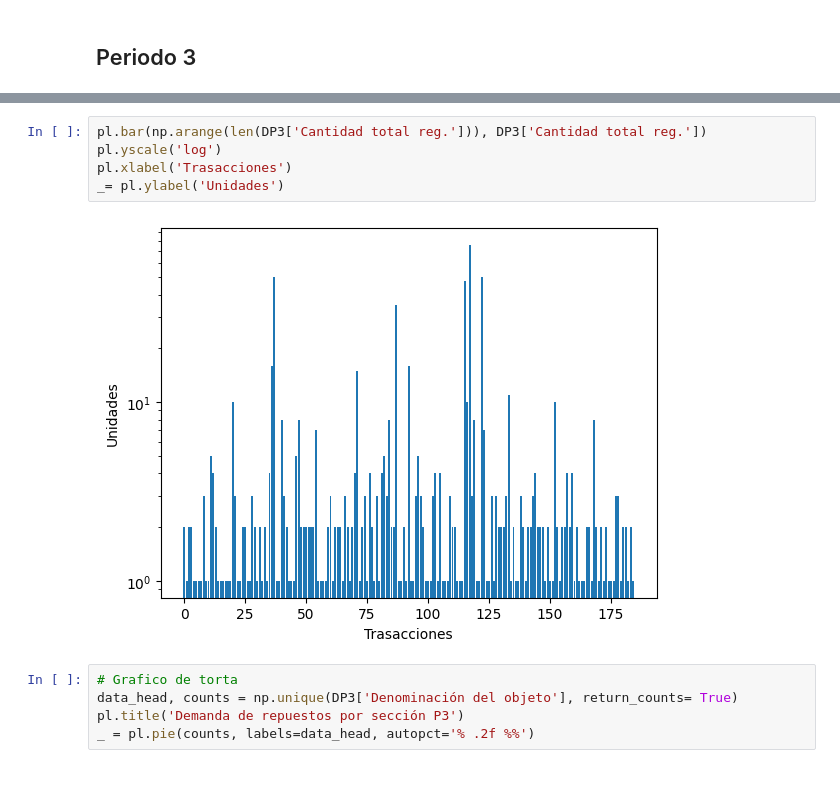
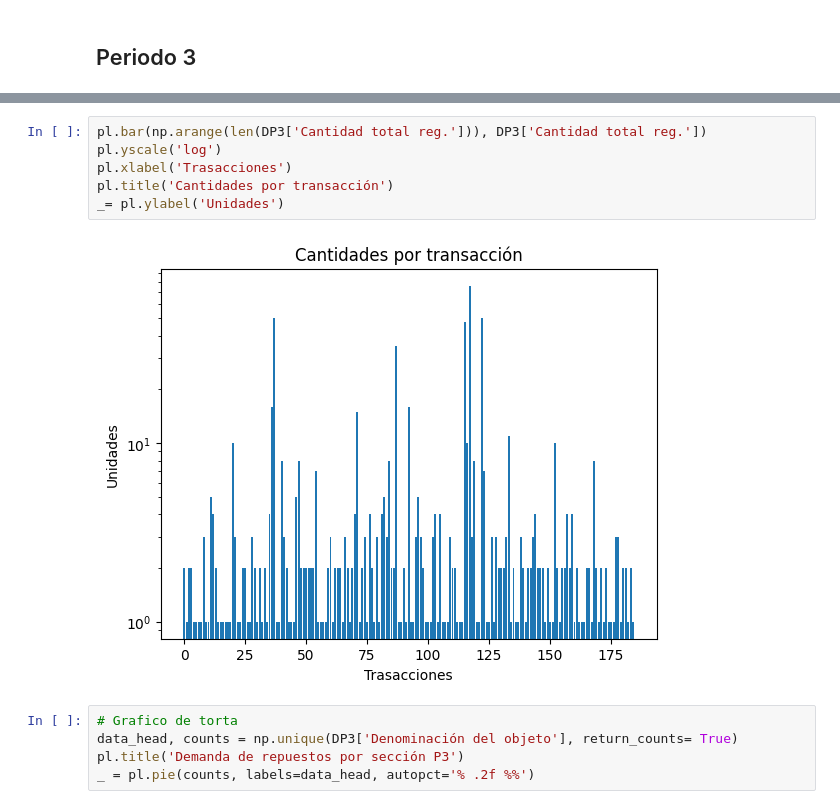
Before and after one commit to 4191451/PROYECTO-BIG-DATA, a Jupyter notebook: Proyecto_Almacen_de_Refacciones_DANIEL_GUERRERO_JOHAN_TORRES.ipynb, the cells around one changed output, grey strips where cells are left out. Cells and saved outputs as stored; diff of their text form; blank space fills up the shorter version.

```diff
--- a/Proyecto_Almacen_de_Refacciones_DANIEL_GUERRERO_JOHAN_TORRES.ipynb
+++ b/Proyecto_Almacen_de_Refacciones_DANIEL_GUERRERO_JOHAN_TORRES.ipynb
@@ -473,10 +478,11 @@ _ = pl.xticks(rotation=90)
 # %%
 pl.bar(np.arange(len(DP3['Cantidad total reg.'])), DP3['Cantidad total reg.'])
 pl.yscale('log')
 pl.xlabel('Trasacciones')
+pl.title('Cantidades por transacción')
 _= pl.ylabel('Unidades')
 # %% [output]
-[figure, old version]
+[figure, new version]
 # %%
 # Grafico de torta
 data_head, counts = np.unique(DP3['Denominación del objeto'], return_counts= True)
```
Also changed, not shown: parts of 32 cells of this notebook.
